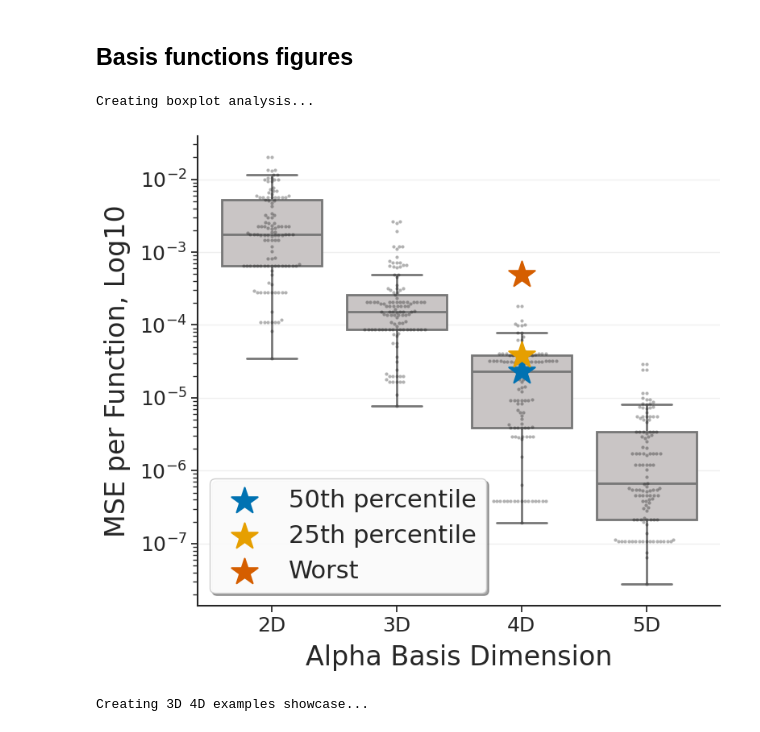
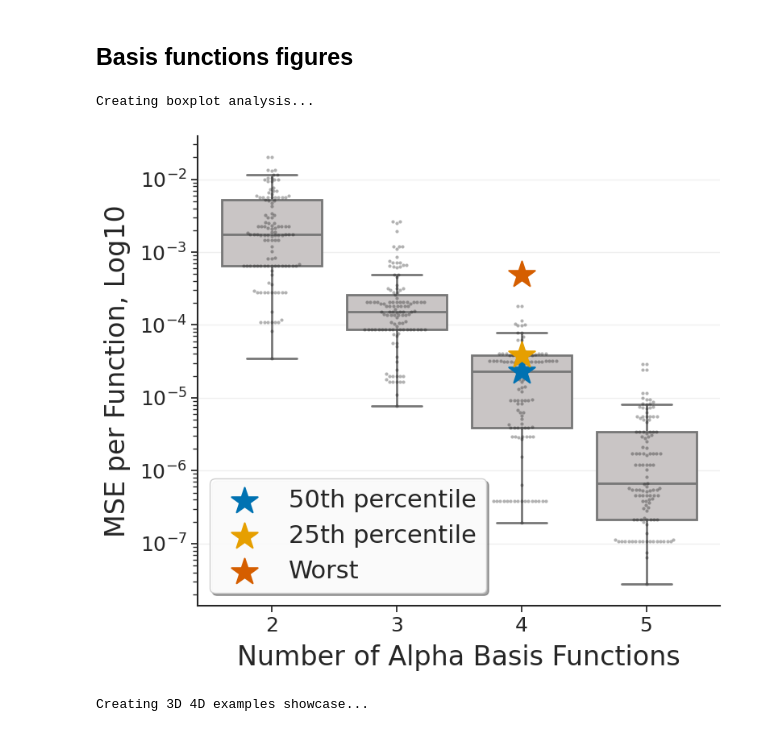
Before and after one commit to JavierGalvan9/V1_GLIF_model, a Jupyter notebook: synaptic_data/alpha_basis_calculation.ipynb, the cells around one changed output. Drawn from its saved outputs; the diff is of its cells as text; code cells hidden in the pictures.

```diff
--- a/synaptic_data/alpha_basis_calculation.ipynb
+++ b/synaptic_data/alpha_basis_calculation.ipynb
@@ -919,35 +919,38 @@ def create_boxplot_mse_analysis(multi_dim_results, dimensions_to_test):
                    zorder=10,
                    label=example_name)
 
-    ax1.set_xlabel('Alpha Basis Dimension', fontsize=24)
+    # ax1.set_xlabel('Alpha Basis Dimension', fontsize=24)
+    ax1.set_xlabel('Number of Alpha Basis Functions', fontsize=24)
     ax1.set_ylabel('MSE per Function, Log10', fontsize=24)
     # ax1.set_title('MSE Distribution by Basis Dimension', fontsize=22, fontweight='bold')
     ax1.set_yscale('log')
     ax1.grid(True, alpha=0.3, axis='y')
+    # remove the 'D' from x-tick labels
+    ax1.set_xticklabels([str(dim) for dim in dimensions_to_test], fontsize=18)
     ax1.tick_params(labelsize=18)
 
     # Add legend for the stars
     ax1.legend(fontsize=22, loc='lower left', frameon=True,
                fancybox=True, shadow=True, framealpha=0.95)
 
     # Remove top and right spines for cleaner look
     ax1.spines['top'].set_visible(False)
     ax1.spines['right'].set_visible(False)
     ax1.spines['left'].set_linewidth(1.5)
     ax1.spines['bottom'].set_linewidth(1.5)
 
     plt.tight_layout()
     return fig
 
 # Create the analysis figures
 print("Creating boxplot analysis...")
 boxplot_fig = create_boxplot_mse_analysis(enhanced_results, dimensions_to_test)
 boxplot_fig.savefig('synaptic_data/alpha_basis_mse_analysis.png', dpi=300, bbox_inches='tight', transparent=True)
 
 plt.show()
 # %% [output]
 Creating boxplot analysis...
-[figure, old version]
+[figure, new version]
 # %%
 def create_quality_examples_showcase_3d(enhanced_results, all_functions, t, double_alpha_params, n_dims=4):
     """
```
Also changed, not shown: parts of 4 cells of this notebook, 1 other file.
